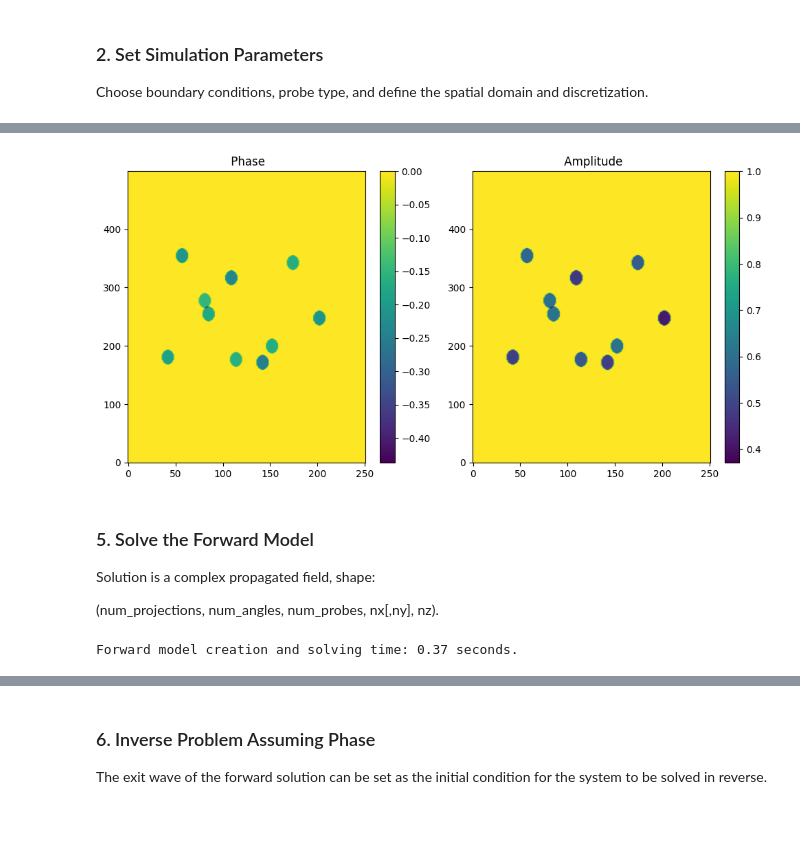
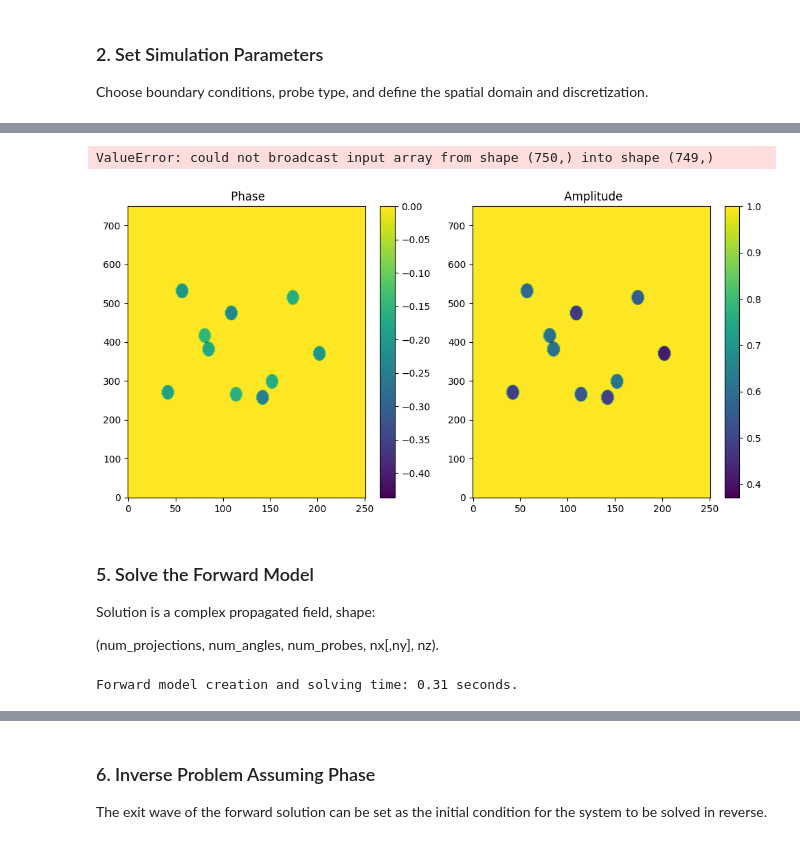
Before and after one commit to bryceshirley/thick_ptycho, a Jupyter notebook: notebooks/2D_examples/1b_ms_pwe_comparison_nonsimple_object copy.ipynb, the cells around one changed output, grey strips where cells are left out. Drawn from its saved outputs; the diff is of its cells as text; code cells hidden in the pictures.

```diff
--- a/notebooks/2D_examples/1b_ms_pwe_comparison_nonsimple_object copy.ipynb
+++ b/notebooks/2D_examples/1b_ms_pwe_comparison_nonsimple_object copy.ipynb
@@ -49,13 +49,13 @@ probe_type = "airy_disk" #ProbeType.AIRY_DISK
 # --- Discretization parameters ---
 
 # Width Discretization
-scan_points = 1
+scan_points = 10
 step_size_px = 500
-pad_factor = 1.0  # Must be >= 1.0
+pad_factor = 1.5  # Must be >= 1.0
 # Total discretization of the sample in x is: N = int(pad_factor * scan_points * step_size_px)
 # If True, solve on N_effective = int((pad_factor - 1) * N)
 # If False, solve on full domain N_effective = N
-solve_reduced_domain = False
+solve_reduced_domain = True
 
 # Thickness Discretization
 # grid points per wavelength
@@ -161,4 +161,5 @@ ptycho_probes = create_ptycho_probes(simulation_space)
+ValueError: could not broadcast input array from shape (750,) into shape (749,)
-[figure, old version]
+[figure, new version]
 # %% [markdown]
 ### 5. Solve the Forward Model
 
@@ -188,7 +189,7 @@ intensities_pwe_noisy = forward_model_pwe.get_farfield_intensities(exit_waves=ex
 intensities_pwe = forward_model_pwe.get_farfield_intensities(exit_waves=exit_waves_pwe,
                                                            poisson_noise=False)
 # %% [output]
-Forward model creation and solving time: 0.37 seconds.
+Forward model creation and solving time: 0.31 seconds.
 # %%
 simulation_space.viewer.plot_two_panels(exit_waves_pwe,
                                         view="phase_amp",
```
Also changed, not shown: parts of 2 cells of this notebook, 6 other files.
